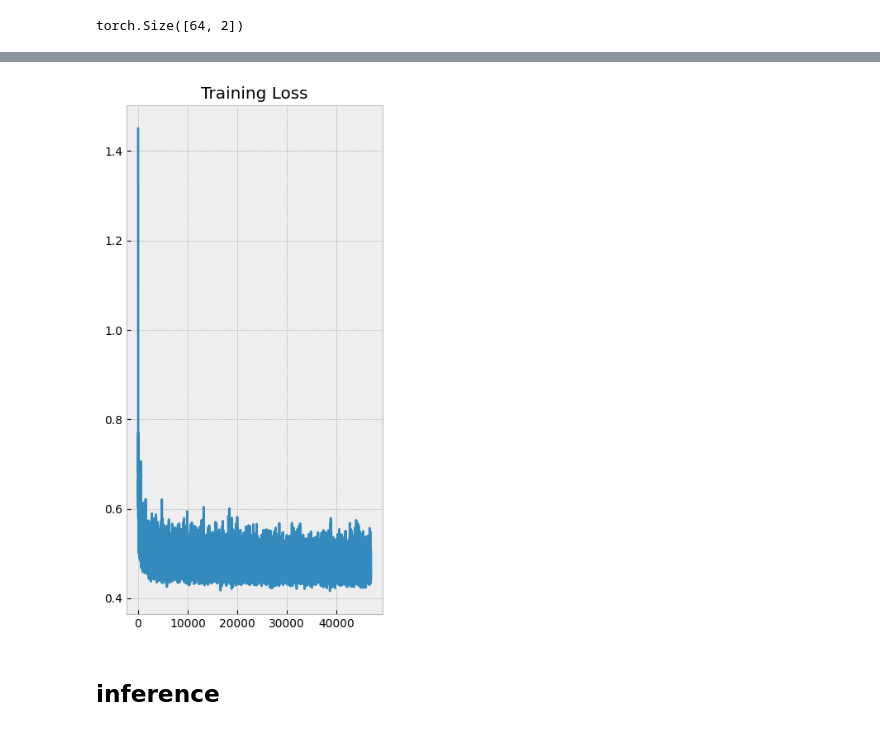
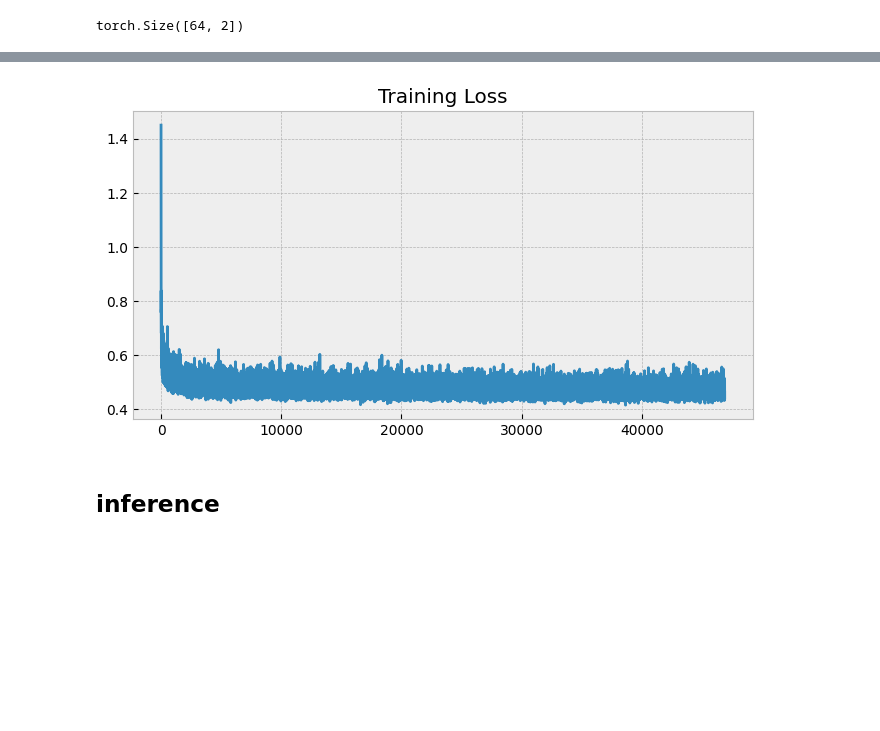
Before and after one commit to prakashjayy/genai, a Jupyter notebook: flow/02_mean_flow.ipynb, the cells around one changed output, grey strips where cells are left out. Cells and saved outputs as stored; diff of their text form; code cells hidden in the pictures; blank space fills up the shorter version.

```diff
--- a/flow/02_mean_flow.ipynb
+++ b/flow/02_mean_flow.ipynb
@@ -453,9 +480,10 @@ def multi_step_sampling(model, bs, n_steps, scale=1000):
     for i in range(n_steps):
         _rt = rt[i]
         r, t = _rt
+        t_r = t - r
         with torch.no_grad():
-            sample = model(e, torch.tensor([[r*scale, t*scale]]*bs).to(model.device))
-        e = e + (t-r)*sample
+            sample = model(e, torch.tensor([t]).to(model.device), torch.tensor([t_r]).to(model.device))[0]
+        e = e + (t_r)*sample
     return e
 
 x = multi_step_sampling(model, 64, 10, scale=1)
@@ -473,7 +501,7 @@ In the paper they found the following parameters to work and gave the best FID s
 - instead of (r, t), (t, t-r) gave the best results though the changes are minimal. so we will continue using (r, t)
 - CFG scale: we will skip this for now.
 # %%
-norm = torch.distributions.Normal(loc=-0.4, scale=1)
+norm = torch.distributions.Normal(loc=-2, scale=1)
 rt = torch.sigmoid(norm.sample((bs,2))).sort(dim=1).values
 rt.shape
 # %% [output]
@@ -526,7 +554,7 @@ ema = EMA(beta=0.99995)
 ema_model = copy.deepcopy(model)
 # %%
 import fastcore.all as fc
-storage_path = fc.Path("mean_flow")
+storage_path = fc.Path("mean_flow_weights")
 storage_path.mkdir(parents=True, exist_ok=True)
 # %%
 epochs = 100
@@ -534,6 +562,7 @@ optimizer = torch.optim.Adam(model.parameters(), lr=2e-4, weight_decay=1e-5)
 train_loader, val_loader = load_mnist(bs=128)
 total_steps = len(train_loader) * epochs
 tdist = torch.distributions.Normal(-2, 2)
+partial_model = partial(model, return_dict=False)
 scale =1
 
 iter = 0
@@ -555,12 +584,15 @@ for epoch in range(epochs):
             t = rt[:, 1].unsqueeze(1).unsqueeze(1).unsqueeze(1).to(device)
             xt = t*x1 + (1-t)*noise
 
+
+
             u, dudt = torch.autograd.functional.jvp(
-                model,
-                (xt.to(device), (rt*scale).to(device)),
-                (target.to(device), torch.tensor([0, 1]).repeat(bs, 1).to(device)),
+                partial_model,
+                (xt.to(device), (rt[:, 0]*scale).to(device), ((rt[:, 1]-rt[:, 0])*scale).to(device)),
+                (target.to(device), torch.zeros(bs).to(device), torch.ones(bs).to(device)),
                 create_graph=True
             )
+            u, dudt = u[0], dudt[0]
             u_tgt = target.to(device) - (rt[:, 1] - rt[:, 0]).unsqueeze(1).unsqueeze(1).unsqueeze(1).to(device)*dudt
             u_tgt_detached = u_tgt.detach()
             u_tgt_detached = torch.clamp(u_tgt_detached, target.min(), target.max())
@@ -577,7 +609,7 @@ for epoch in range(epochs):
             epoch_loss.append(loss.item())
 
             #update ema model
-            for current_params, ma_params in zip(model.parameters(), ema_model.parameters()):
+            for current_params, ma_params in zip(model.parameters(), model.parameters()):
                     old_weight, up_weight = ma_params.data, current_params.data
                     ma_params.data = ema.update_average(old_weight, up_weight)
 
@@ -617,10 +639,10 @@ Epoch 11 completed: train loss 0.48671856344635805
 # %%
-plt.figure(figsize=(4, 8))
+plt.figure(figsize=(8, 4))
 plt.plot(train_loss)
 plt.title("Training Loss")
 plt.show()
 # %% [output]
-[figure, old version]
+[figure, new version]
 # %% [markdown]
 ## inference
 # %%
```
Also changed, not shown: parts of 20 cells of this notebook, 4 other files.
